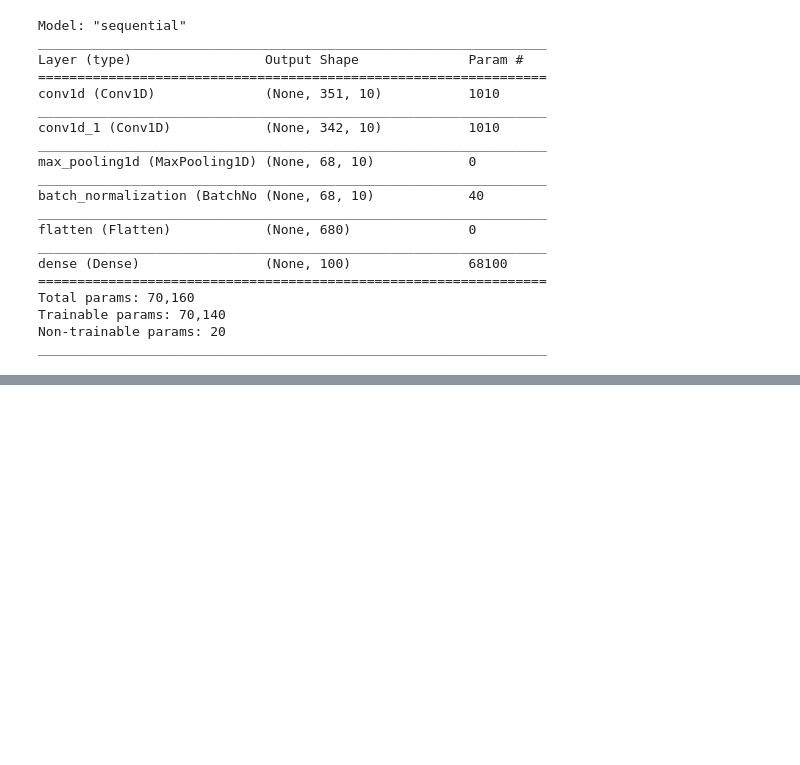
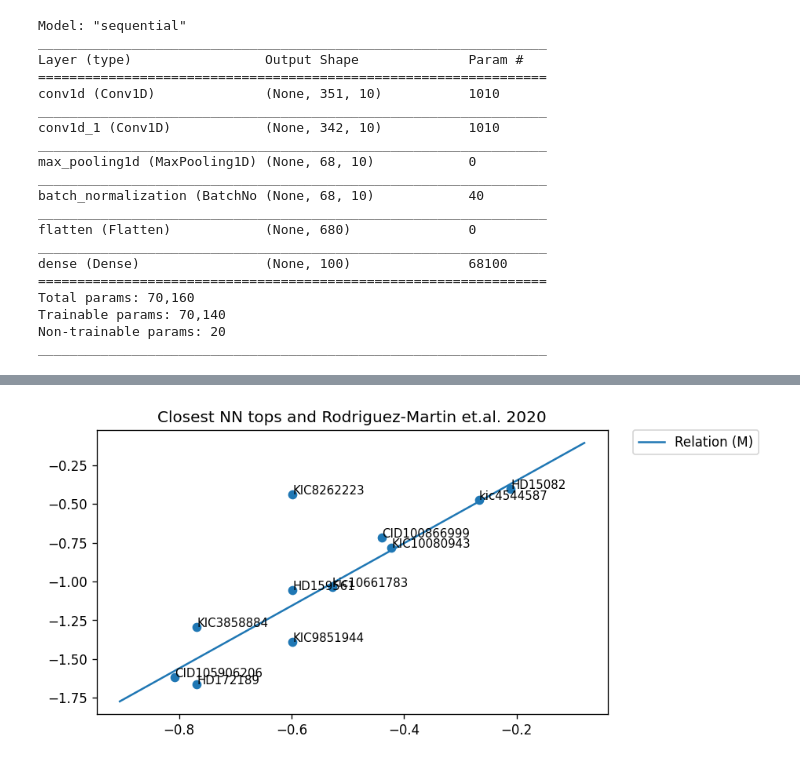
Before and after one commit to rmaestre/NN-Asteroseismology, a Jupyter notebook: astronn/notebooks/inferences.ipynb, the cells around one changed output, grey strips where cells are left out. Cells and saved outputs as stored; diff of their text form; code cells hidden in the pictures; blank space fills up the shorter version.

```diff
--- a/astronn/notebooks/inferences.ipynb
+++ b/astronn/notebooks/inferences.ipynb
@@ -166,0 +168,4 @@ inf.plot_inferences(df_results_delta_scuti,
+# %%
+inferences.plot_relation_rodriguez(df_results_delta_scuti)
+# %% [output]
+[figure, added]
```
Also changed, not shown: parts of 11 cells of this notebook.
